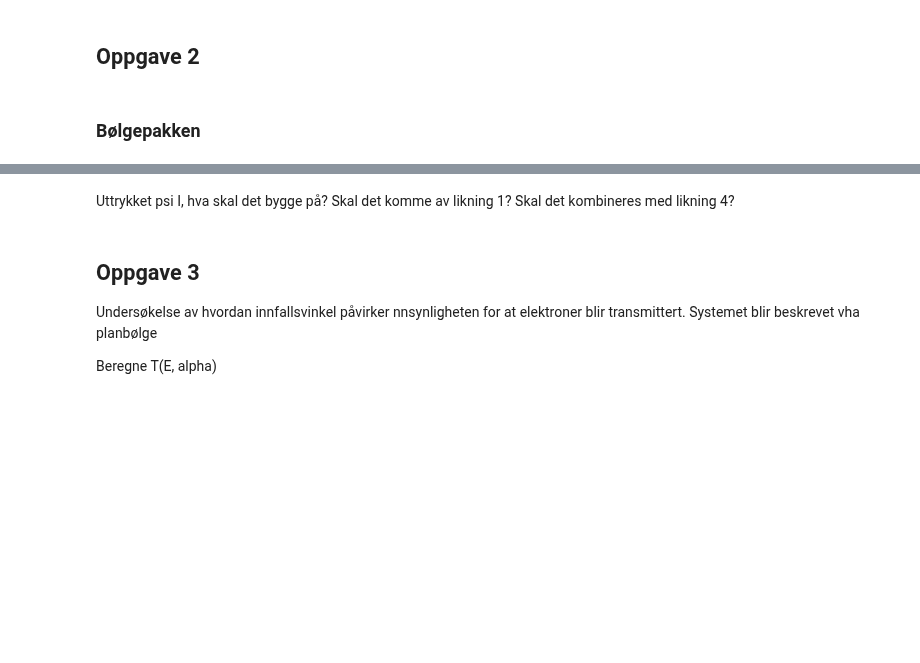
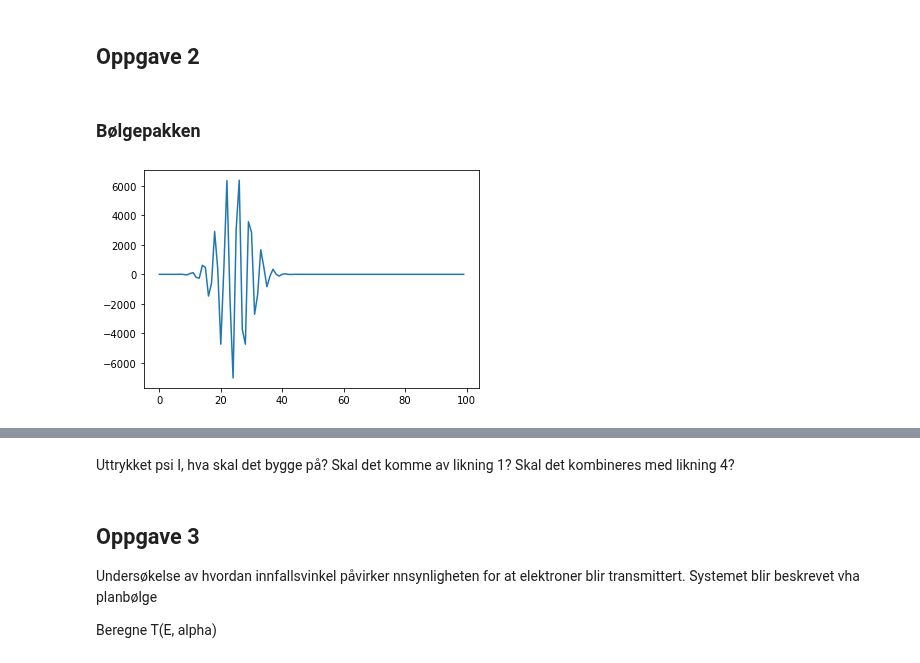
Before and after one commit to astridmo/Fys245-Quantum-physics, a Jupyter notebook: oblig/ObligFys245.ipynb, the cells around one changed output, grey strips where cells are left out. Drawn from its saved outputs; the diff is of its cells as text; code cells hidden in the pictures; blank space fills up the shorter version.

```diff
--- a/oblig/ObligFys245.ipynb
+++ b/oblig/ObligFys245.ipynb
@@ -507,25 +563,23 @@ t = 1 * 1e-13
 # %%
 def plot_ksi(t):
     """
     Funksjon for å plotte bølgefunksjonen ksi ved gitt tidspunkt
 
     Inputs
     ------
     t - float
         Tiden vi ønsker å plotte bølgefunksjonen ved
 
     Returns
     -------
         plot av bølgefunksjonen ved gitt tidspunkt
     """
     pass
 
 ff = ksi(x, x0)
 plt.plot(ff)
 plt.show()
 
-# f3 = Phi_neste_tidssteg(x, x0, dt*100000, dt, dx)
-# plt.plot(x, f3[0])
-# print(len(f3))
-# plt.plot(x, f3[-1])
-# plt.show()
+f3 = Phi_neste_tidssteg(x, x0, dt*100000, dt, dx)
+# %% [output]
+[figure, added]
```
Also changed, not shown: parts of 3 cells of this notebook, 1 other file.
